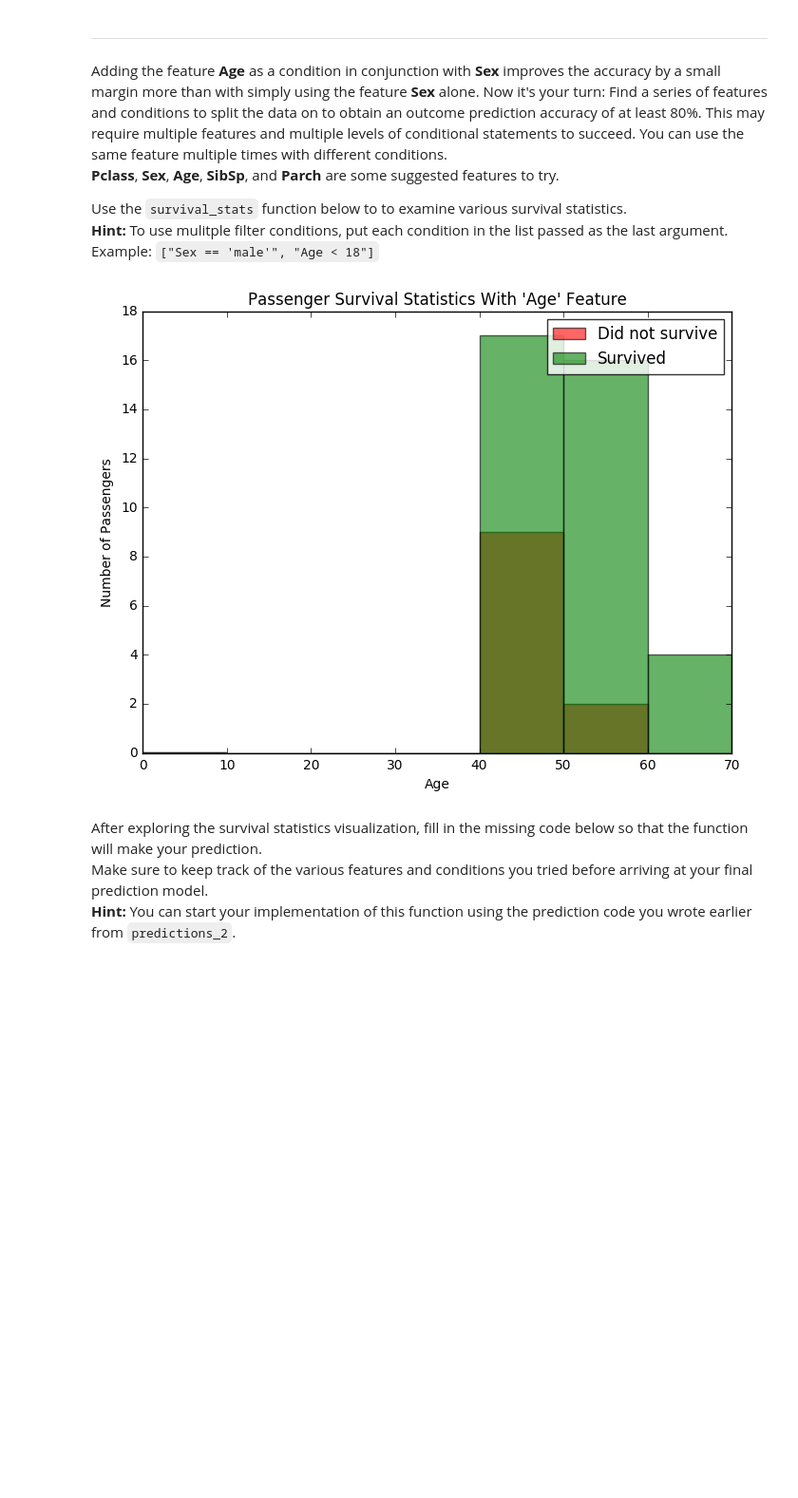
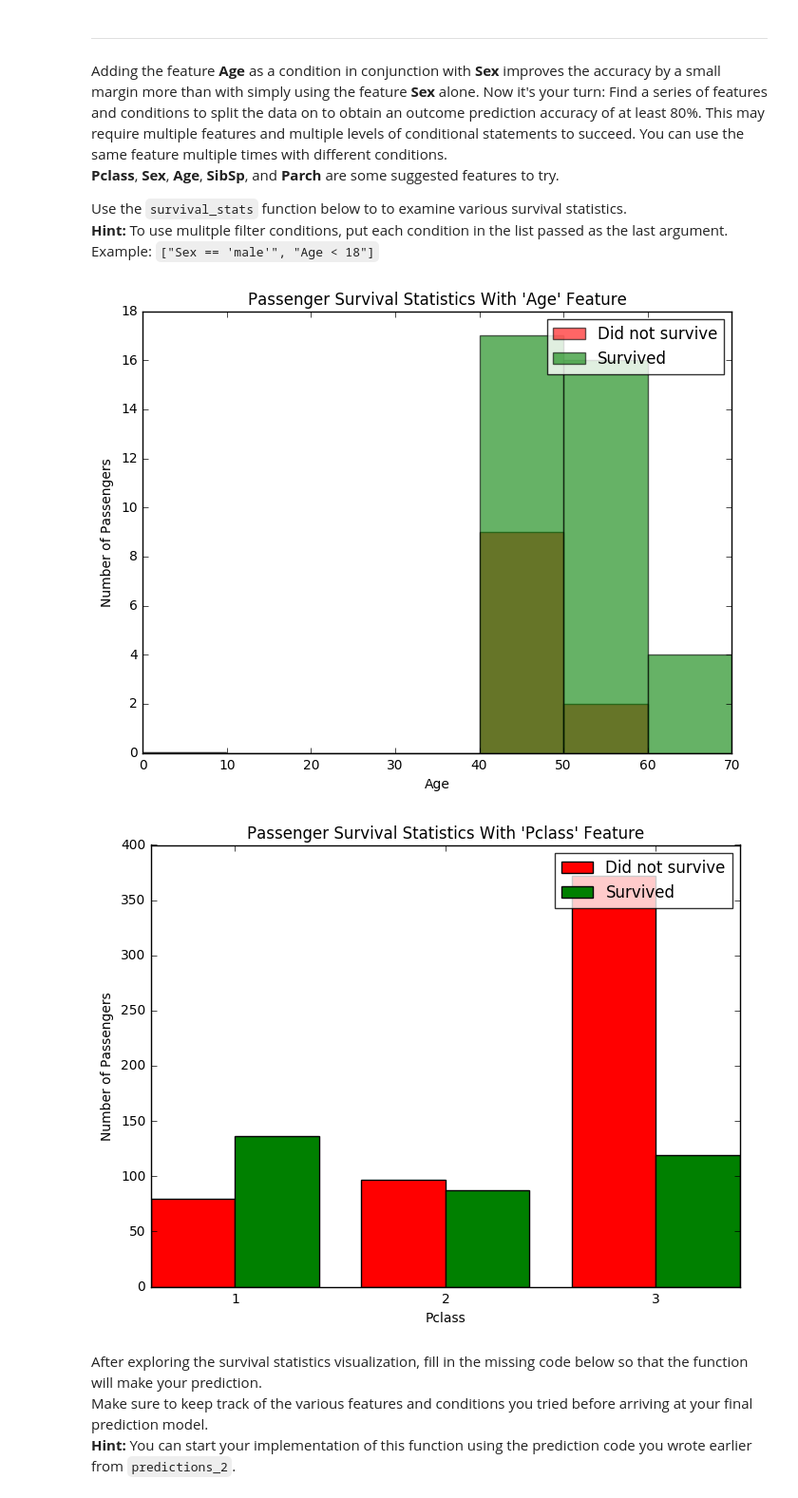
Before and after one commit to akki2825/MLND, a Jupyter notebook: titanic_survival_exploration.ipynb, the cells around one changed output. Shown at 95% size. Saved outputs shown, nothing was run; the diff lists cells and outputs as text; code cells hidden in the pictures; blank space fills up the shorter version.

Commit message:
titanic exploration survival

```diff
--- a/titanic_survival_exploration.ipynb
+++ b/titanic_survival_exploration.ipynb
@@ -217,8 +217,10 @@ Use the `survival_stats` function below to to examine various survival statistic
 **Hint:** To use mulitple filter conditions, put each condition in the list passed as the last argument. Example: `["Sex == 'male'", "Age < 18"]`
 # %%
 vs.survival_stats(data, outcomes, 'Age', ["Sex == 'female", "Age > 40"])
+vs.survival_stats(data, outcomes, 'Pclass')
 # %% [output]
 [figure]
+[figure, added]
 # %% [markdown]
 After exploring the survival statistics visualization, fill in the missing code below so that the function will make your prediction.
 Make sure to keep track of the various features and conditions you tried before arriving at your final prediction model.
```
Also changed, not shown: 1 other file.
